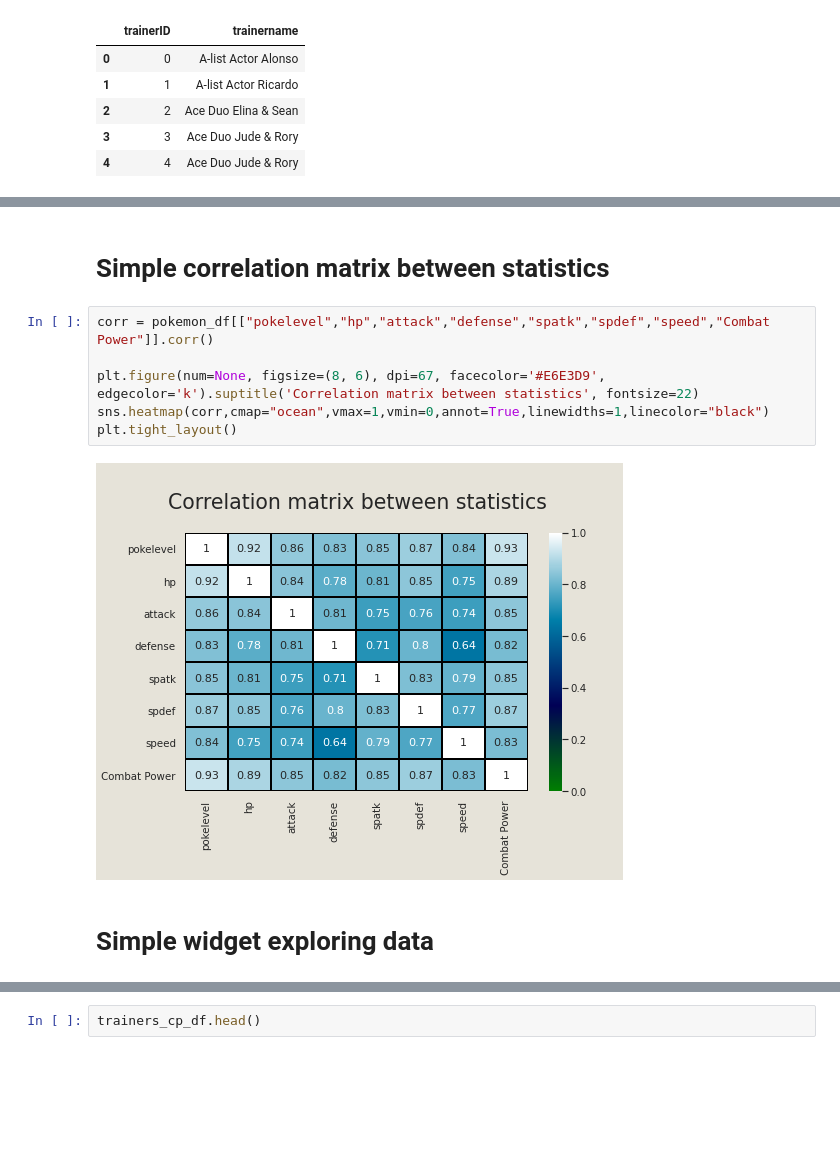
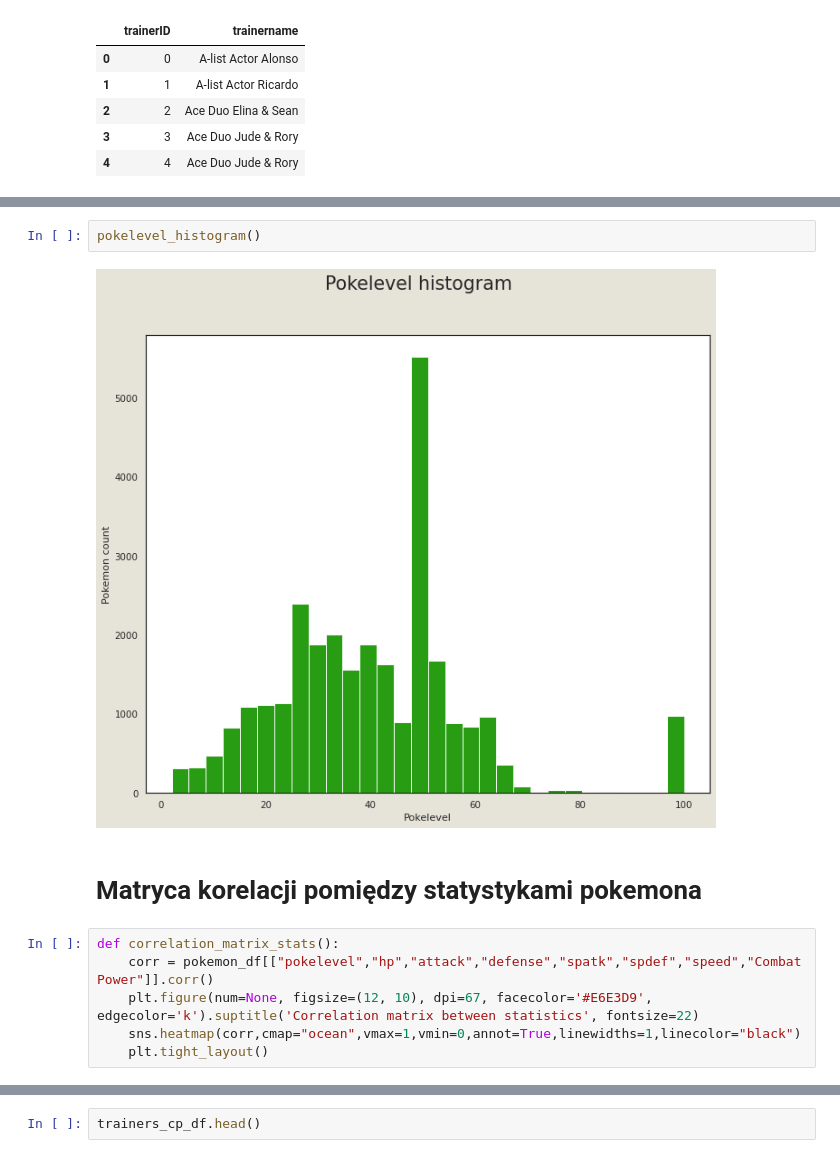
Before and after one commit to infoshareacademy/jdszr2-DataResearchers, a Jupyter notebook: python/main.ipynb, the cells around one changed output, grey strips where cells are left out. Drawn from its saved outputs; the diff is of its cells as text; blank space fills up the shorter version.

```diff
--- a/python/main.ipynb
+++ b/python/main.ipynb
@@ -111,12 +151,12 @@ plt.show()
-# %% [markdown]
-# Simple correlation matrix between statistics
+# %%
+pokelevel_histogram()
+# %% [output]
+[figure, added]
+# %% [markdown]
+# Matryca korelacji pomiędzy statystykami pokemona
 # %%
-corr = pokemon_df[["pokelevel","hp","attack","defense","spatk","spdef","speed","Combat Power"]].corr()
-
-plt.figure(num=None, figsize=(8, 6), dpi=67, facecolor='#E6E3D9', edgecolor='k').suptitle('Correlation matrix between statistics', fontsize=22)
-sns.heatmap(corr,cmap="ocean",vmax=1,vmin=0,annot=True,linewidths=1,linecolor="black")
-plt.tight_layout()
+def correlation_matrix_stats():
+    corr = pokemon_df[["pokelevel","hp","attack","defense","spatk","spdef","speed","Combat Power"]].corr()
+    plt.figure(num=None, figsize=(12, 10), dpi=67, facecolor='#E6E3D9', edgecolor='k').suptitle('Correlation matrix between statistics', fontsize=22)
+    sns.heatmap(corr,cmap="ocean",vmax=1,vmin=0,annot=True,linewidths=1,linecolor="black")
+    plt.tight_layout()
-# %% [output]
-[figure, removed]
-# %% [markdown]
-# Simple widget exploring data
```
Also changed, not shown: parts of 45 cells of this notebook, 21 other files.
